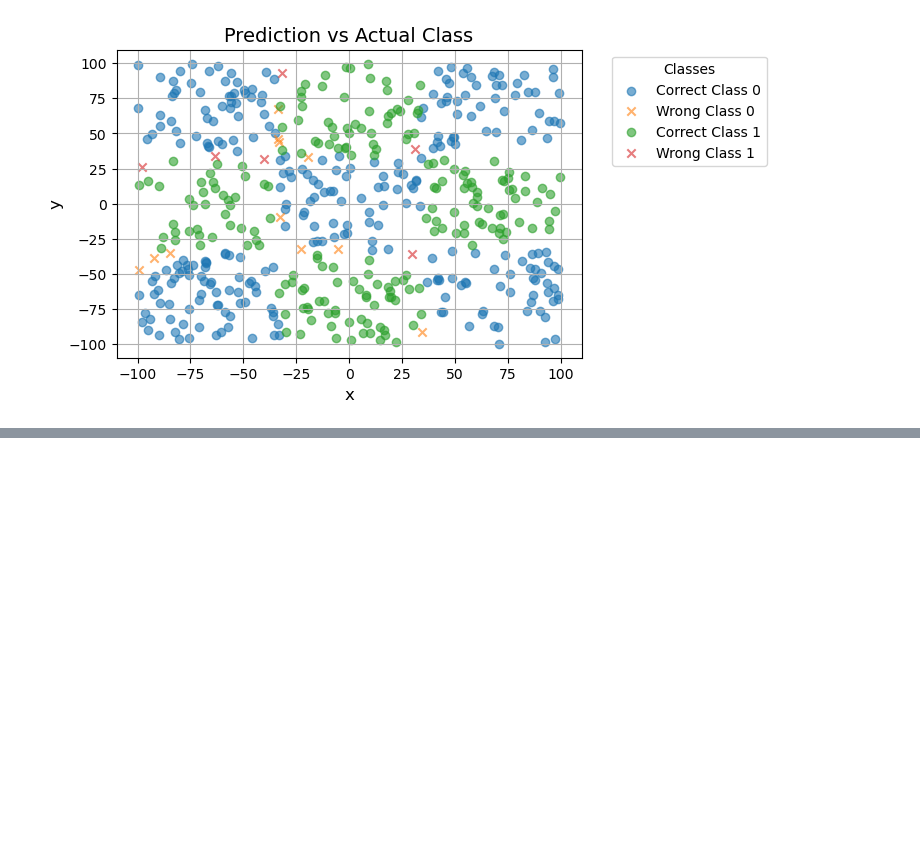
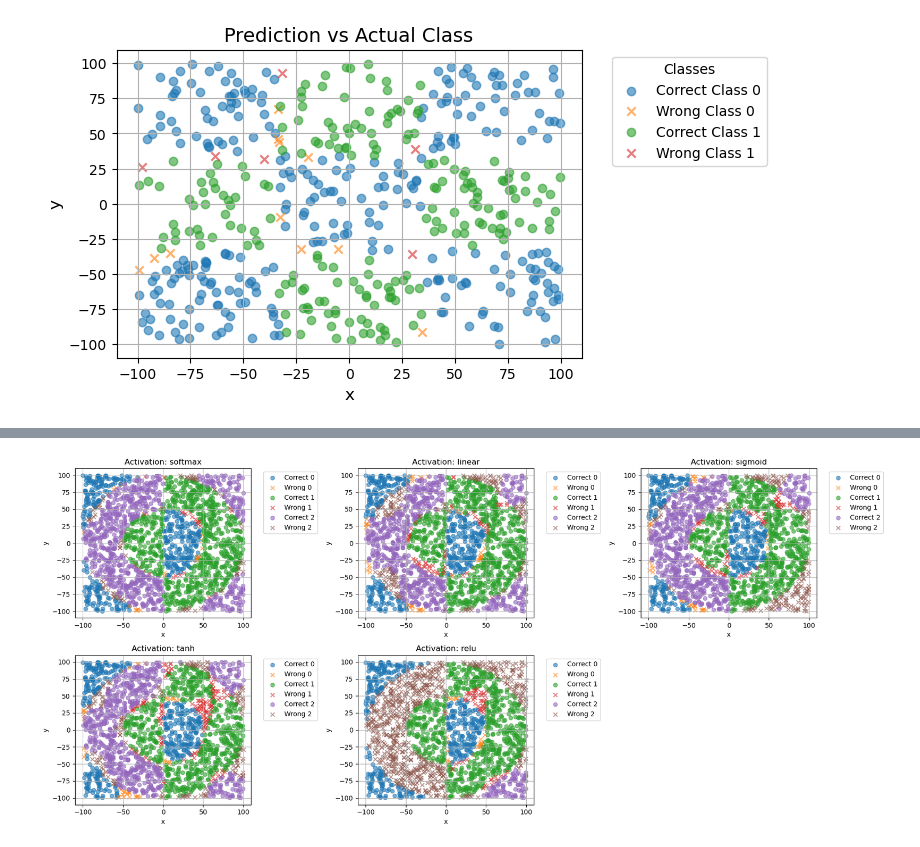
Before and after one commit to sienkozuzanna/miowad, a Jupyter notebook: NeuralNetworks/nn4.ipynb, the cells around one changed output, grey strips where cells are left out. Cells and saved outputs as stored; diff of their text form; code cells hidden in the pictures; blank space fills up the shorter version.

```diff
--- a/NeuralNetworks/nn4.ipynb
+++ b/NeuralNetworks/nn4.ipynb
@@ -233,0 +277,18 @@ visualize_predictions(X_test_xor, Y_test_xor, Y_pred, num_classes)
+# %%
+activations = ["softmax","linear", "sigmoid", "tanh", "relu"]
+Y_pred=[]
+
+for i, activation in enumerate(activations):
+    nn = NeuralNetwork(
+        layers=[2, 10, num_classes],
+        task="classification",
+        activation="sigmoid",
+        weights_initialize="Xavier",
+        last_layer_activation=activation
+    )
+    print(f"Training with last layer activation: {activation}")
+
+    nn.train(X_train_rings, Y_train_rings, X_test_rings, Y_test_rings,
+             optimizer="RMSprop", learning_rate=0.001, epochs=2000,
+             verbose=False, batch_size=32, plot_training_loss=False)
+    Y_pred.append(nn.predict(X_test_rings))
@@ -233,0 +311,4 @@ visualize_predictions(X_test_xor, Y_test_xor, Y_pred, num_classes)
+# %%
+visualize_multiple_predictions(X_test_rings, Y_test_rings, Y_pred, activations, num_classes)
+# %% [output]
+[figure, added]
```
Also changed, not shown: parts of 7 cells of this notebook, 2 other files.
